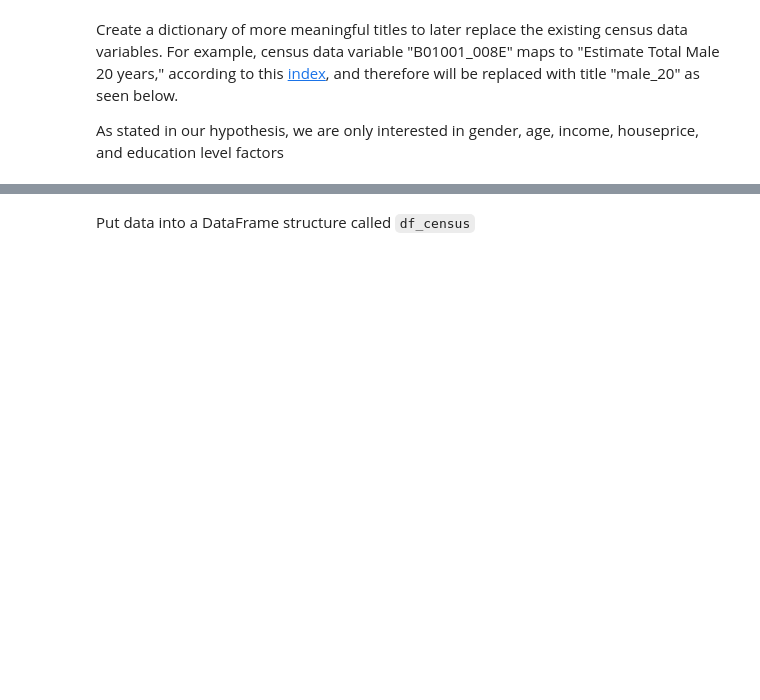
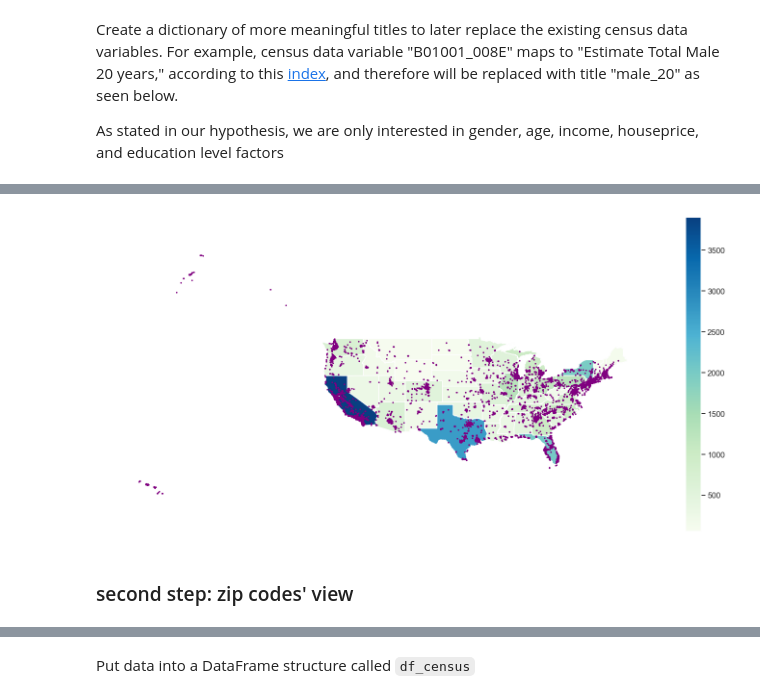
Before and after one commit to reveloff-ucsd/COGS108_44, a Jupyter notebook: FinalProject.ipynb, the cells around one changed output, grey strips where cells are left out. Saved outputs shown, nothing was run; the diff lists cells and outputs as text; code cells hidden in the pictures; blank space fills up the shorter version.

```diff
--- a/FinalProject.ipynb
+++ b/FinalProject.ipynb
@@ -110,0 +168,6 @@ df_US.columns
+# %%
+geometry=pd.Series()
+for i in df_US.index:
+    geometry.loc[i]=shapely.geometry.Point((df_US.loc[i,'Longitude'],df_US.loc[i,'Latitude']))
+df_US['geometry']=geometry
+df_US
@@ -111,7 +189,7 @@ df_US.columns
 # %% [markdown]
 Narrow down even more to have to table only contain information we need. In other words, drop columns "Brand" (obviously they're all Starbucks), "Store Number", "Ownership Type", "Country", "Phone Number", and "Timezone".
 # %%
-df_US = df_US.drop(columns=['Brand','Store Number','Ownership Type','Country','Phone Number','Timezone'])
+df_US = df_US.drop(columns=['Brand','Store Number','Ownership Type','Country','Phone Number','Timezone','Longitude','Latitude'])
 #reseting index to start from 0
 df_US.reset_index(drop=True,inplace=True)
 #Rename some columns to have simpler name
@@ -164,0 +292,8 @@ As stated in our hypothesis, we are only interested in gender, age, income, hous
+# %%
+popu_dic={'B01001_001E':'total_population'}
+df_population=pd.DataFrame(c.acs5.state(list(popu_dic.keys()), Census.ALL))
+for i in df_population.index:
+    df_population.loc[i,'State']=states.lookup(df_population['state'][i]).abbr
+df_population.rename(popu_dic,axis='columns',inplace=True)
+df_population['total_population']=df_population['total_population'].apply(float)/10000
+df_population
@@ -164,0 +310,4 @@ As stated in our hypothesis, we are only interested in gender, age, income, hous
+# %%
+geo_table = gpd.read_file(libpysal.examples.get_path('us48.shp'))
+df_population=df_population.merge(geo_table,left_on='State',right_on='STATE_ABBR')
+df_population
@@ -165,3 +336,16 @@ As stated in our hypothesis, we are only interested in gender, age, income, hous
+# %%
+fig, ax = plt.subplots(nrows=1, ncols=1,figsize = (25,12))
+df_population=gpd.GeoDataFrame(df_population)
+df_US=gpd.GeoDataFrame(df_US)
+base=df_population.plot(ax=ax,column='total_population',cmap='GnBu', legend=True)
+df_US.plot(ax=base,marker='o',color='purple',markersize=3)
+plt.axis('off')
+plt.show()
+# scale: ten million
+# %% [output]
+[figure, added]
+# %% [markdown]
+### second step: zip codes' view
 # %%
 info_dict = dict(male_15_17 = 'B01001_006E',
 male_18_19 = 'B01001_007E',
```
Also changed, not shown: parts of 34 cells of this notebook.
